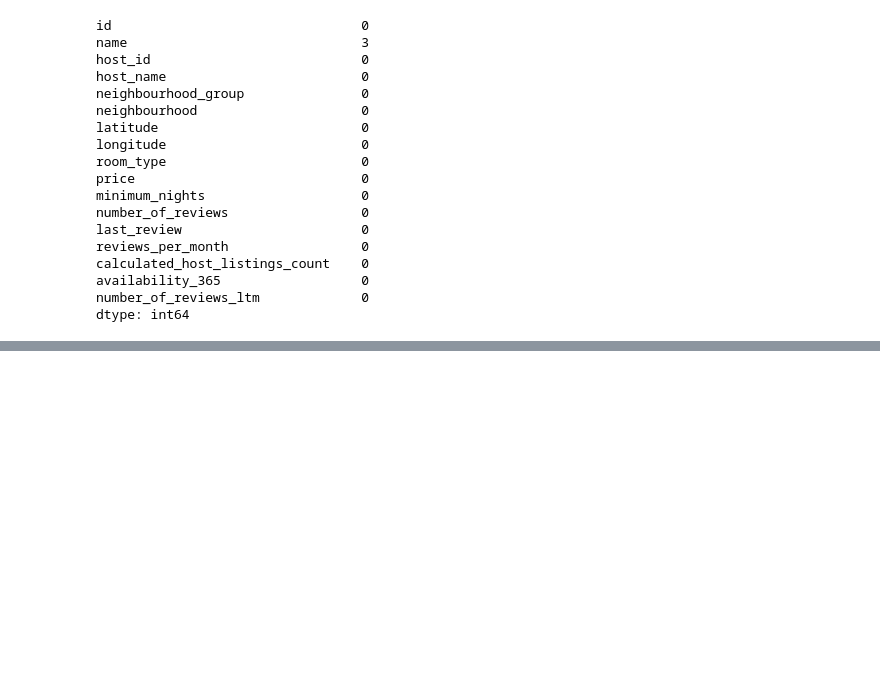
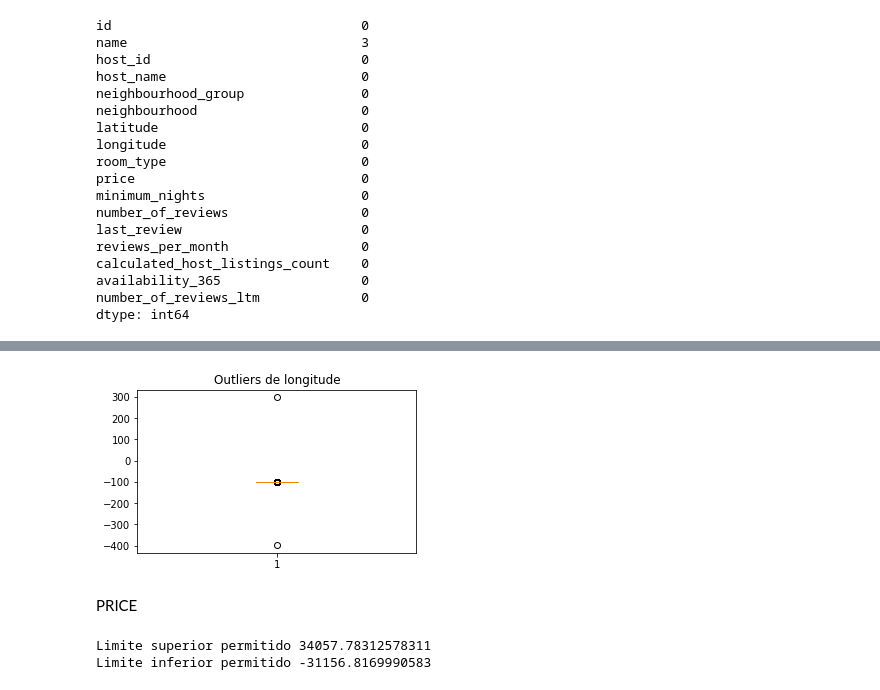
Before and after one commit to Ick3r/Airbnb_etapa1, a Jupyter notebook: reto_airbnb.ipynb, the cells around one changed output, grey strips where cells are left out. Saved outputs shown, nothing was run; the diff lists cells and outputs as text; code cells hidden in the pictures; blank space fills up the shorter version.

```diff
--- a/reto_airbnb.ipynb
+++ b/reto_airbnb.ipynb
@@ -96,0 +153,21 @@ dtype: int64
+# %%
+#Diagrama de caja: latitude.
+fig1 = plt.figure(figsize =(5, 3))
+plt.boxplot(copia["longitude"])
+plt.title("Outliers de longitude")
+plt.show() #diagrama para visualizar outliers
+# %% [output]
+[figure, added]
+# %% [markdown]
+PRICE
+# %%
+#Aplicar método de distribución normal para identificar Outliers, tomando como límites 3
+#desviaciones estándar, exclusivamente para la columna "price"
+r4=copia["price"]
+limitesuperior3=r4.mean()+4*r4.std()
+limiteinferior3=r4.mean()-4*r4.std()
+print("Limite superior permitido",limitesuperior3)
+print("Limite inferior permitido",limiteinferior3)
+# %% [output]
+Limite superior permitido 34057.78312578311
+Limite inferior permitido -31156.8169990583
```
Also changed, not shown: parts of 27 cells of this notebook.
